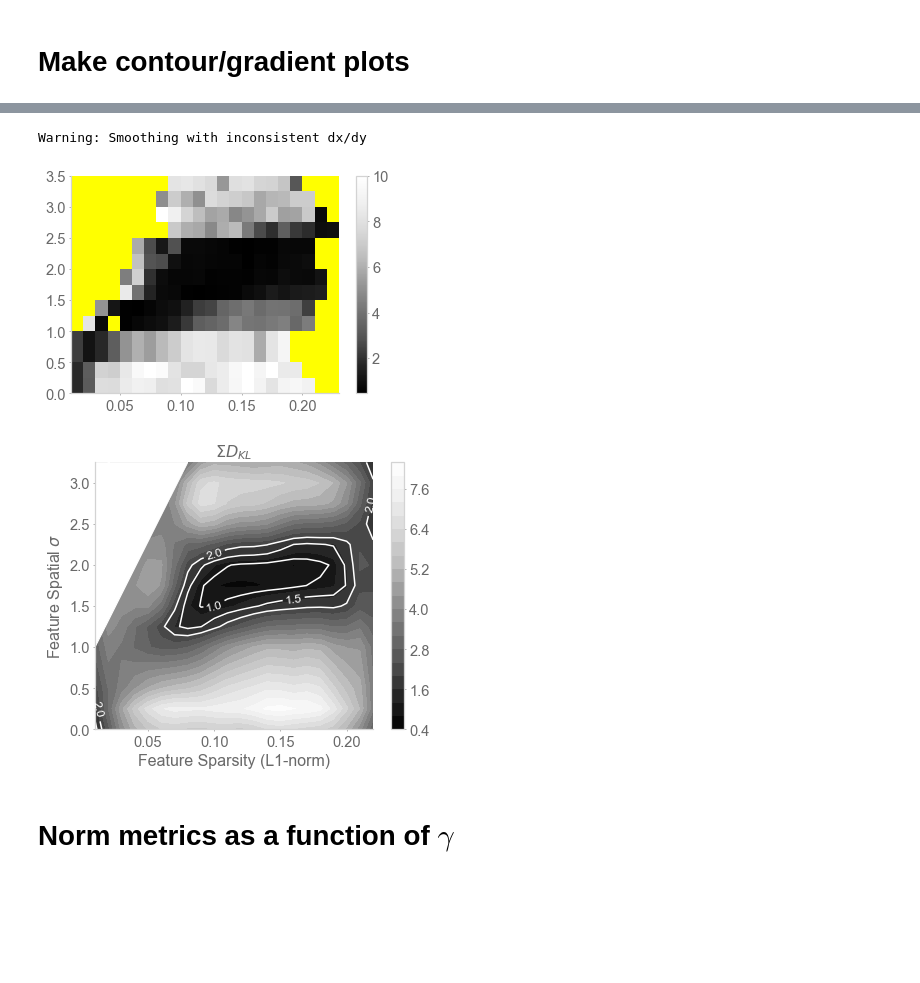
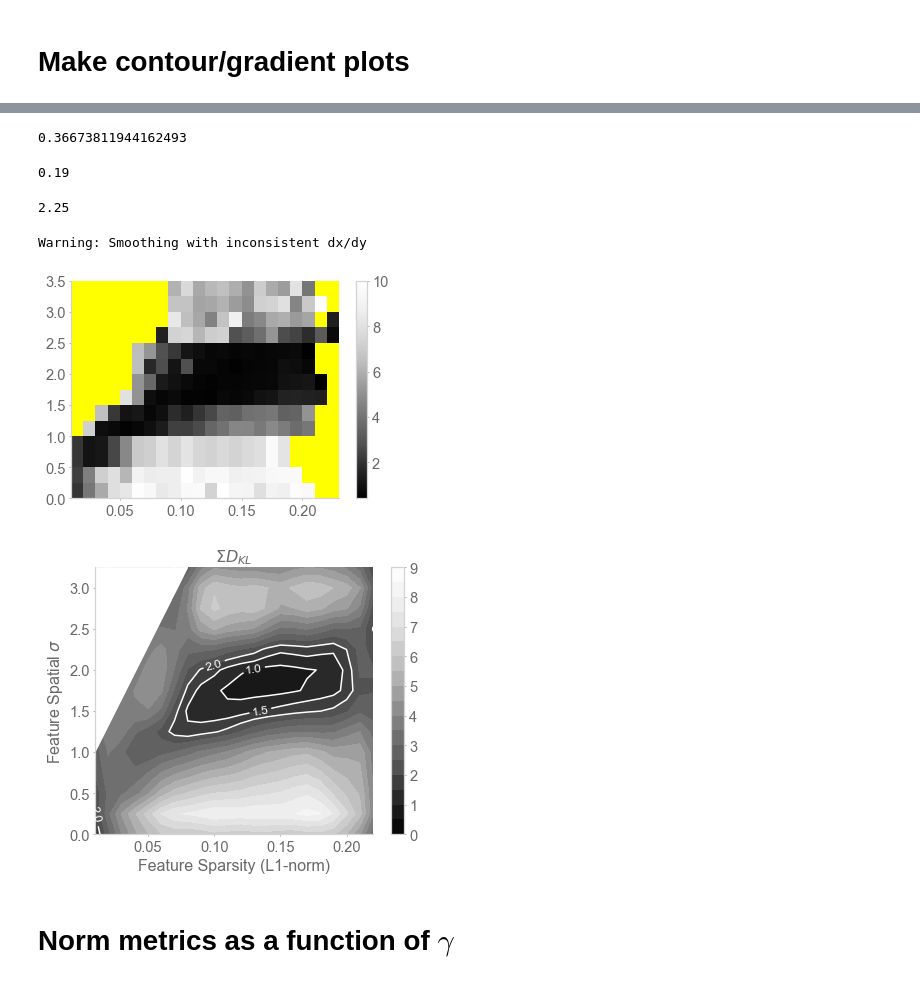
Before and after one commit to chingf/sr-project, a Jupyter notebook: notebooks/6defg-place-field-metrics-hannah.ipynb, the cells around one changed output, grey strips where cells are left out. Drawn from its saved outputs; the diff is of its cells as text; code cells hidden in the pictures; blank space fills up the shorter version.

```diff
--- a/notebooks/6defg-place-field-metrics-hannah.ipynb
+++ b/notebooks/6defg-place-field-metrics-hannah.ipynb
@@ -90,7 +90,7 @@ def make_gradients(
     title=None, xlabel=None, ylabel=None,
     figname=None, figsize=[6.4, 4.8],
     interpolate=False, smooth=False, contours=None,
-    leave_edge_nans=True
+    leave_edge_nans=True, vmin=None, vmax=None
     ):
 
     # Collect data into a meshgrid
@@ -162,9 +162,13 @@ def make_gradients(
     # Generate contour plots
     fig, ax = plt.subplots(figsize=figsize)
     z = np.clip(z, 0, np.inf)
-    levels = MaxNLocator(nbins=20).tick_values(np.nanmin(z), np.nanmax(z))
+    if vmin is not None and vmax is not None:
+        levels = MaxNLocator(nbins=20).tick_values(np.nanmin(vmin), np.nanmax(vmax))
+    else:
+        levels = MaxNLocator(nbins=20).tick_values(np.nanmin(z), np.nanmax(z))
     cf = ax.contourf(x, y, z,
-                     levels=levels, cmap=cmap
+                     levels=levels, cmap=cmap,
+                     vmin=vmin, vmax=vmax
                      )
     if leave_edge_nans: # White out parts that were extrapolated
         nans = np.argwhere(edge_nan_mask)
@@ -283,21 +320,34 @@ Warning: Smoothing with inconsistent dx/dy
+# %%
+aggregate_kls[idx]
+# %% [output]
+0.36673811944162493
+# %%
+final_sparsities[idx]
+# %% [output]
+0.19
+# %%
+sigmas[idx]
+# %% [output]
+2.25
 # %%
 aggregate_kls = fieldsizekls + nfieldkls
 aggregate_kls = np.clip(aggregate_kls, 0, 10)
 _,_, _z = make_gradients(
     final_sparsities, sigmas,
-    aggregate_kls,
+    aggregate_kls.copy(),
     cmap='Greys_r',
     title='$\Sigma D_{KL}$',
     xlabel='Feature Sparsity (L1-norm)',
     ylabel='Feature Spatial $\sigma$',
     figname=f'5a_sumkls_gamma{gamma}_{model}',
     interpolate=True, smooth=True,
-    contours=[0.5, 1.0, 1.5, 2.0], figsize=[6,5]
+    contours=[0.5, 1.0, 1.5, 2.0], figsize=[6,5],
+    vmin=0., vmax=9.
     )
 # %% [output]
 Warning: Smoothing with inconsistent dx/dy
-[figure, old version]
+[figure, new version]
-[figure, old version]
+[figure, new version]
 # %% [markdown]
 # Norm metrics as a function of $\gamma$
 # %%
```
Also changed, not shown: parts of 22 cells of this notebook, 18 other files.
